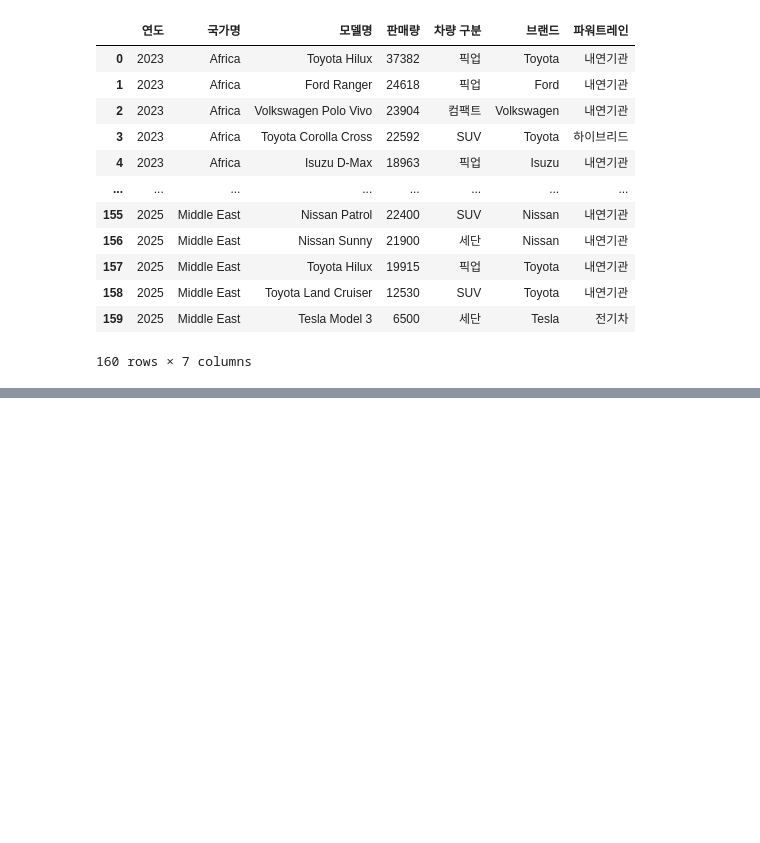
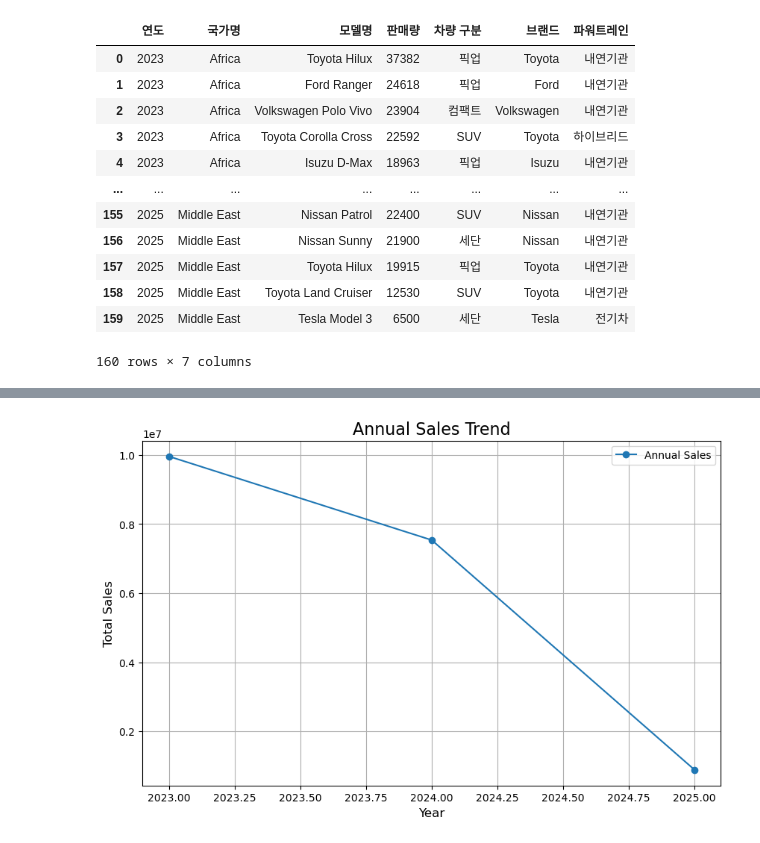
Before and after one commit to Coding-Supremacy/manifest-mini, a Jupyter notebook: eungmin/데이터분석3.ipynb, the cells around one changed output, grey strips where cells are left out. Cells and saved outputs as stored; diff of their text form; code cells hidden in the pictures; blank space fills up the shorter version.

```diff
--- a/eungmin/데이터분석3.ipynb
+++ b/eungmin/데이터분석3.ipynb
@@ -1,5 +1,26 @@
 # %%
 import pandas as pd
+# %%
+%matplotlib inline
+import numpy as np
+import pandas as pd
+import matplotlib.pyplot as plt
+import seaborn as sb
+
+
+import platform
+
+from matplotlib import font_manager, rc
+plt.rcParams['axes.unicode_minus'] = False
+
+if platform.system() == 'Darwin':
+    rc('font', family='AppleGothic')
+elif platform.system() == 'Windows':
+    path = "c:/Windows/Fonts/malgun.ttf"
+    font_name = font_manager.FontProperties(fname=path).get_name()
+    rc('font', family=font_name)
+else:
+    print('Unknown system... sorry~~~~')
 # %%
 df = pd.read_csv("수출 주요 국가 차량 판매량 순위_정리 완료.csv")
 # %%
@@ -140,0 +169,2 @@ df.to_csv("수출 주요 국가 차량 판매량 순위_정리 완료2.csv", ind
+# %%
+data = df
@@ -140,0 +187,13 @@ df.to_csv("수출 주요 국가 차량 판매량 순위_정리 완료2.csv", ind
+# %%
+# 1. 연도별 판매량 추이 (Annual Sales Trend)
+yearly_sales = data.groupby('연도')['판매량'].sum()
+plt.figure(figsize=(10, 6))
+plt.plot(yearly_sales.index, yearly_sales.values, marker='o', label='Annual Sales')
+plt.title('Annual Sales Trend', fontsize=16)
+plt.xlabel('Year', fontsize=12)
+plt.ylabel('Total Sales', fontsize=12)
+plt.grid(True)
+plt.legend()
+plt.show()
+# %% [output]
+[figure, added]
```
Also changed, not shown: parts of 15 cells of this notebook, 3 other files.
